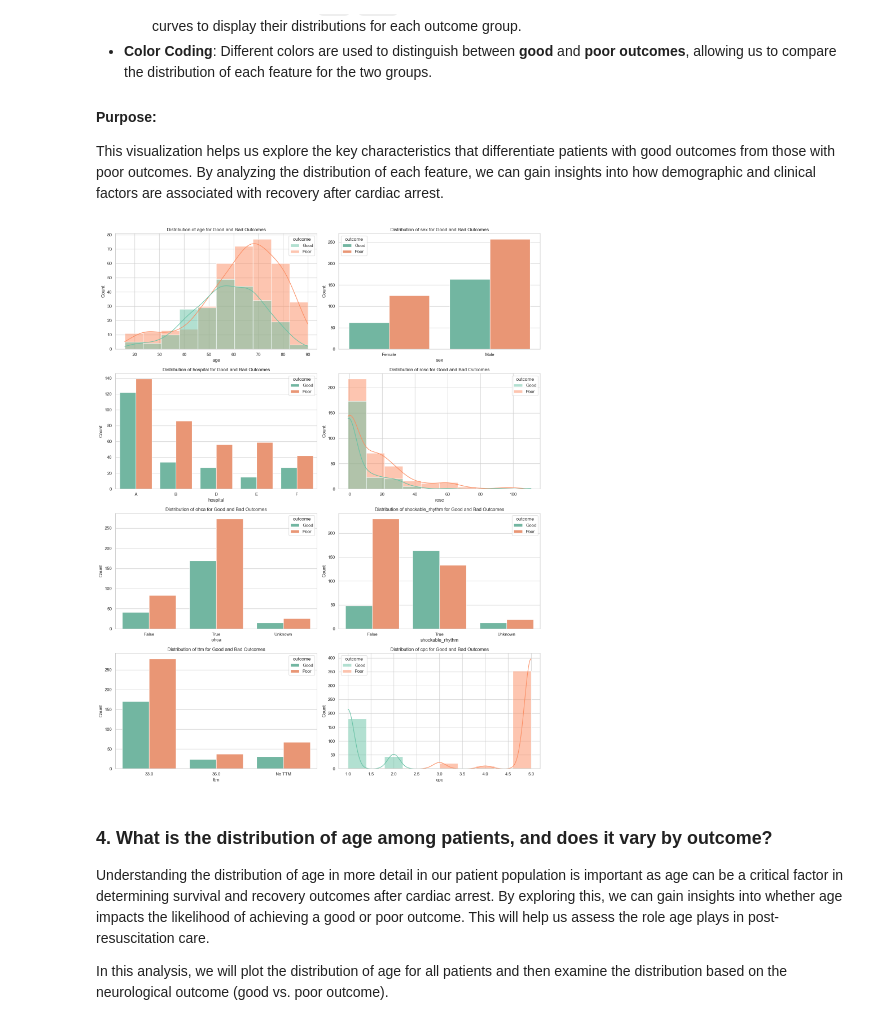
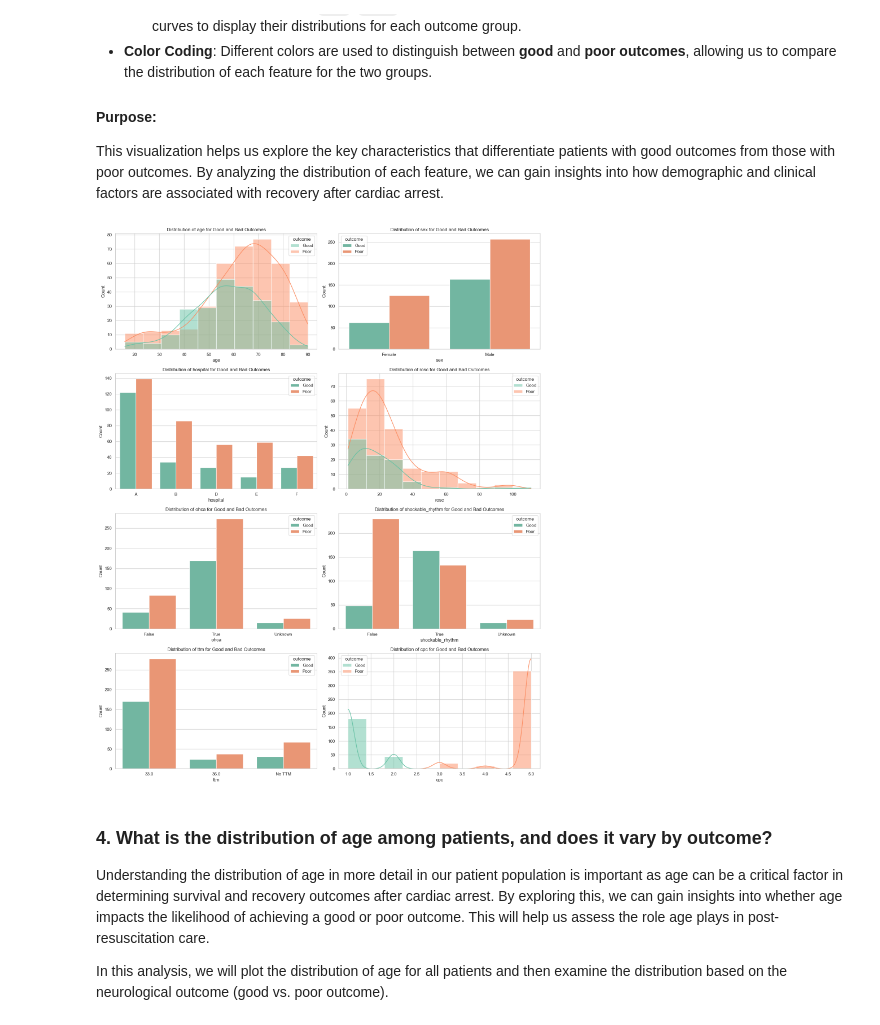
Before and after one commit to KentFre/Resus_TTM, a Jupyter notebook: 01_Exploratory_Data_Analysis.ipynb, the cells around one changed output. Saved outputs shown, nothing was run; the diff lists cells and outputs as text; code cells hidden in the pictures.

```diff
--- a/01_Exploratory_Data_Analysis.ipynb
+++ b/01_Exploratory_Data_Analysis.ipynb
@@ -99,7 +102,7 @@ import pandas as pd
 ### a) Load the data
 # %%
 # Load the csv file into a dataframe, provide context on true and false values
-data = pd.read_csv("data/patient_data.csv", true_values =["Yes"], false_values=["No"])
+data = pd.read_csv("data/raw_patient_data.csv", true_values =["Yes"], false_values=["No"])
 data.head()
 # %% [output]
 |  | Patient | Hospital | Age | Sex | ROSC | OHCA | Shockable Rhythm | TTM | Outcome | CPC |
@@ -188,8 +204,8 @@ data['sex'].fillna(data['sex'].mode()[0], inplace=True)
 data['rosc_missing'] = data['rosc'].isnull().astype(int)
 data['shockable_rhythm_missing'] = data['shockable_rhythm'].isnull().astype(int)
 
-# 4. Impute with a placeholder value -1
-data['rosc'].fillna(-1, inplace=True)
+# 4. Ensure 'rosc' column has all missing values as np.nan
+data['rosc'] = data['rosc'].where(data['rosc'].notna(), np.nan)
 
 # 5. Add a new category for 'shockable_rhythm'
 data['shockable_rhythm'] = data['shockable_rhythm'].cat.add_categories('Unknown')
@@ -260,0 +298,7 @@ The dataset is now ready to be further evaluated. All remaining features are pos
+# %%
+# Save the DataFrame to a Pickle file
+with open('data/patient_data.pkl', 'wb') as f:
+    pickle.dump(data, f)
+
+# Confirmation message
+print("DataFrame has been saved to 'data/patient_data.pkl'")
@@ -438,7 +484,7 @@ axes = axes.flatten()  # Flatten the grid for easier indexing
 
 # Loop over the columns and create a plot for each feature
 for i, column in enumerate(columns_to_plot):
-    if pd.api.types.is_categorical_dtype(data[column]) or data[column].dtype == object:
+    if isinstance(data[column].dtype, pd.CategoricalDtype) or data[column].dtype == object:
         # For categorical features
         sns.countplot(data=data, x=column, ax=axes[i], hue=column, legend=False)
     else:
@@ -474,31 +520,31 @@ This visualization helps us explore the key characteristics that differentiate p
 # %%
 # Create a filtered dataset for good and bad outcomes
 outcome_data = data[data['outcome'].isin(['Good', 'Poor'])]
 
 # Select the relevant columns for visualization (numerical and categorical)
 columns_to_plot = ['age', 'sex', 'hospital', 'rosc', 'ohca', 'shockable_rhythm', 'ttm', 'cpc']
 
 # Set up the facet grid for multiple smaller graphs
 fig, axes = plt.subplots(nrows=4, ncols=2, figsize=(16, 20))
 axes = axes.flatten()  # Flatten the grid for easier indexing
 
 # Loop over the columns and create a plot for each feature
 for i, column in enumerate(columns_to_plot):
-    if pd.api.types.is_categorical_dtype(outcome_data[column]) or outcome_data[column].dtype == object:
+    if isinstance(data[column].dtype, pd.CategoricalDtype) or data[column].dtype == object:
         sns.countplot(data=outcome_data, x=column, hue='outcome', ax=axes[i], palette='Set2')
     else:  # For numerical features
         sns.histplot(data=outcome_data, x=column, hue='outcome', ax=axes[i], bins=10, kde=True, palette='Set2')
 
     # Set the title for each plot
     axes[i].set_title(f'Distribution of {column} for Good and Bad Outcomes')
     axes[i].set_xlabel(column)
     axes[i].set_ylabel('Count')
 
 # Adjust layout to prevent overlapping
 plt.tight_layout()
 plt.show()
 # %% [output]
-[figure, old version]
+[figure, new version]
 # %% [markdown]
 ### 4. What is the distribution of age among patients, and does it vary by outcome?
 
```
Also changed, not shown: parts of 13 cells of this notebook, 4 other files.
